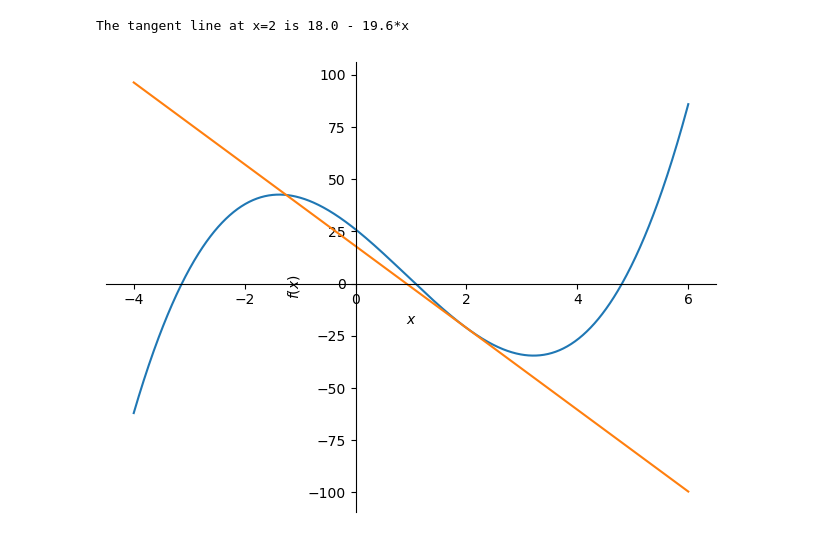
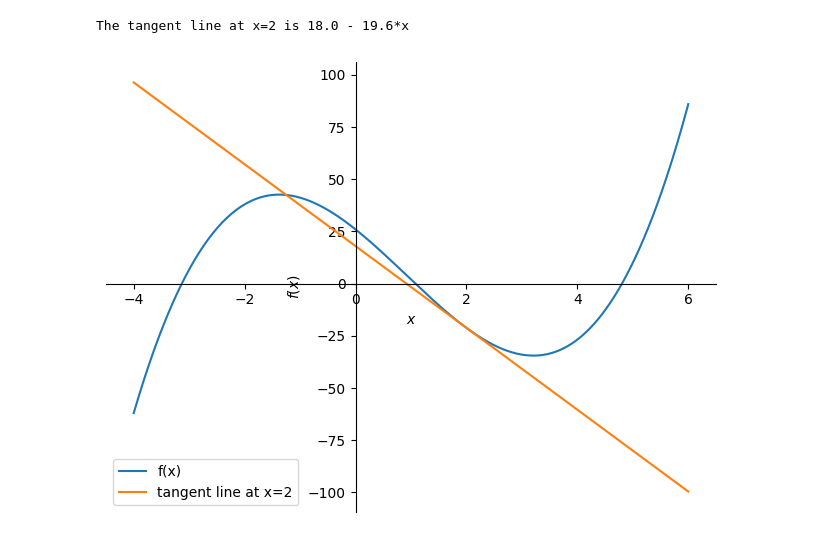
Before and after one commit to kumj2028/Math-696-Mathematical-Communication-and-Technology, a Jupyter notebook: python_project/python_project.ipynb, the cells around one changed output. Drawn from its saved outputs; the diff is of its cells as text; code cells hidden in the pictures.

```diff
--- a/python_project/python_project.ipynb
+++ b/python_project/python_project.ipynb
@@ -101,9 +101,9 @@ print(f"The tangent line at x=2 is {tan_line_at_2}")
 # %% [output]
 The tangent line at x=2 is 18.0 - 19.6*x
 # %%
-p1 = plot(f, (x, -4, 6), show=False)
-p2 = plot(tan_line_at_2, (x, -4, 6), show=False)
+p1 = plot(f, (x, -4, 6), show=False, legend = True, label='f(x)')
+p2 = plot(tan_line_at_2, (x, -4, 6), show=False, legend = True, label='tangent line at x=2')
 p1.append(p2[0])
 p1.show()
 # %% [output]
-[figure, old version]
+[figure, new version]
```
Also changed, not shown: parts of 25 cells of this notebook.
